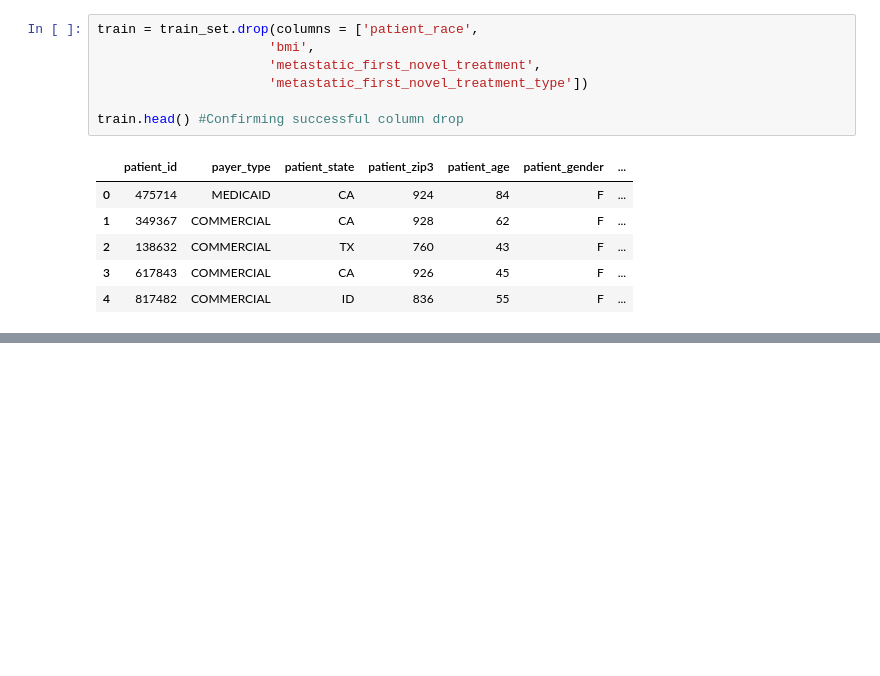
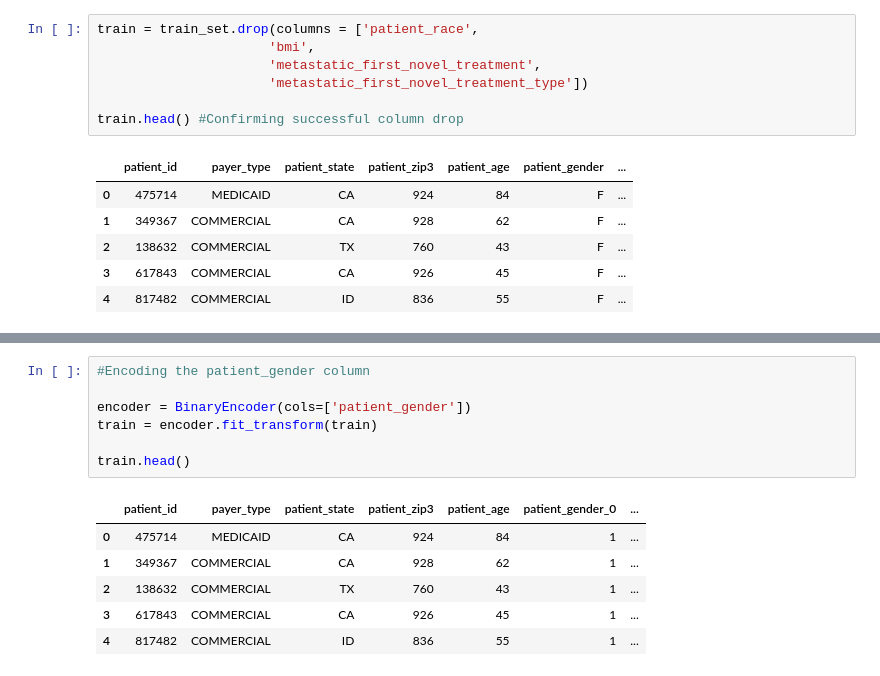
Before and after one commit to WiDS-Datathon/cancer_prediction, a Jupyter notebook: Metastatic Cancer Prediction Model.ipynb, the cells around one changed output, grey strips where cells are left out. Saved outputs shown, nothing was run; the diff lists cells and outputs as text; blank space fills up the shorter version.

Commit message:
binary encoding for patient_gender column

```diff
--- a/Metastatic Cancer Prediction Model.ipynb
+++ b/Metastatic Cancer Prediction Model.ipynb
@@ -230,0 +258,14 @@ dtype: int64
+# %%
+#Encoding the patient_gender column
+
+encoder = BinaryEncoder(cols=['patient_gender'])
+train = encoder.fit_transform(train)
+
+train.head()
+# %% [output]
+|  | patient_id | payer_type | patient_state | patient_zip3 | patient_age | patient_gender_0 | ... |
+| 0 | 475714 | MEDICAID | CA | 924 | 84 | 1 | ... |
+| 1 | 349367 | COMMERCIAL | CA | 928 | 62 | 1 | ... |
+| 2 | 138632 | COMMERCIAL | TX | 760 | 43 | 1 | ... |
+| 3 | 617843 | COMMERCIAL | CA | 926 | 45 | 1 | ... |
+| 4 | 817482 | COMMERCIAL | ID | 836 | 55 | 1 | ... |
```
Also changed, not shown: parts of 24 cells of this notebook.
